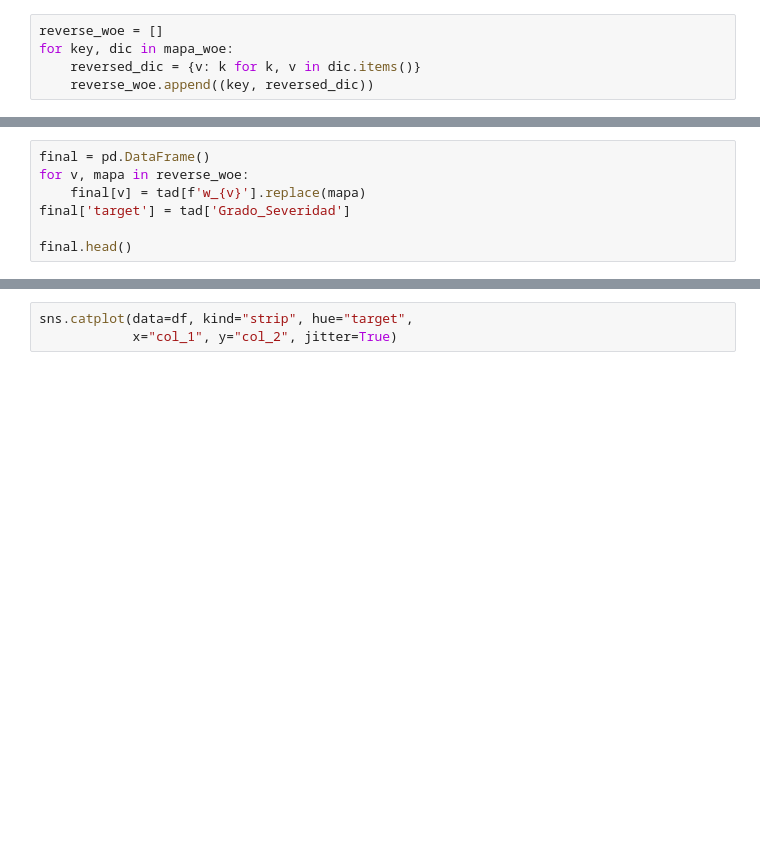
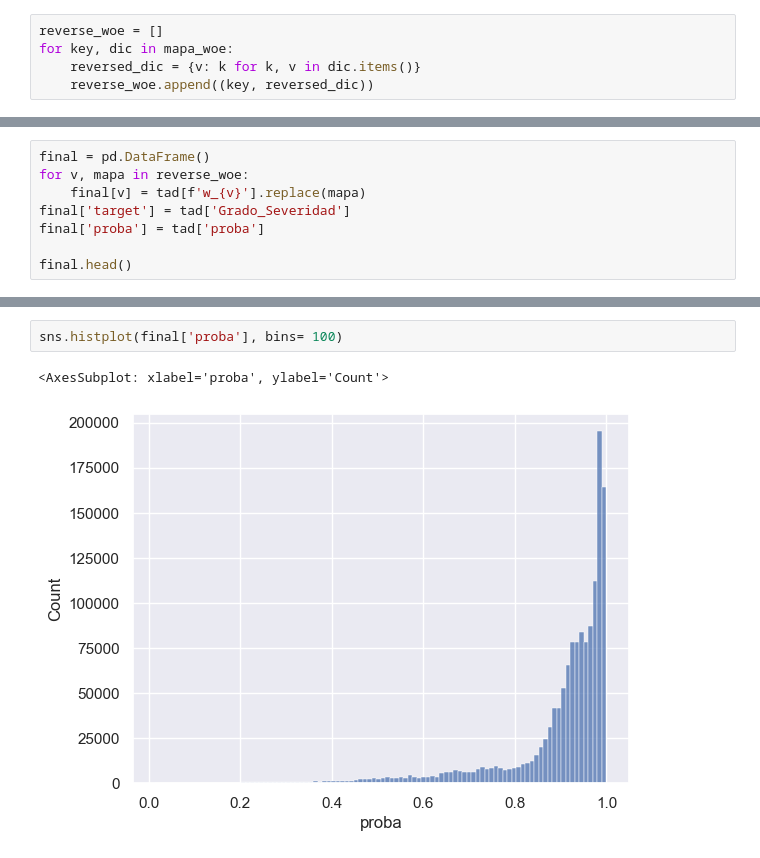
Before and after one commit to AlexeiEACS/Diplo_CienciaDatos_UNAM, a Jupyter notebook: Modulo 2/Proyecto/CAMBRAY_SERVIN_ERICK_proyecto.ipynb, the cells around one changed output, grey strips where cells are left out. Cells and saved outputs as stored; diff of their text form; blank space fills up the shorter version.

```diff
--- a/Modulo 2/Proyecto/CAMBRAY_SERVIN_ERICK_proyecto.ipynb
+++ b/Modulo 2/Proyecto/CAMBRAY_SERVIN_ERICK_proyecto.ipynb
@@ -575,5 +516,6 @@ final = pd.DataFrame()
 for v, mapa in reverse_woe:
     final[v] = tad[f'w_{v}'].replace(mapa)
 final['target'] = tad['Grado_Severidad']
+final['proba'] = tad['proba']
 
 final.head()
@@ -580,3 +529,5 @@ final.head()
-# %%
-sns.catplot(data=df, kind="strip", hue="target",
-            x="col_1", y="col_2", jitter=True)
+# %%
+sns.histplot(final['proba'], bins= 100)
+# %% [output]
+<AxesSubplot: xlabel='proba', ylabel='Count'>
+[figure, added]
```
Also changed, not shown: parts of 17 cells of this notebook, 1 other file.
